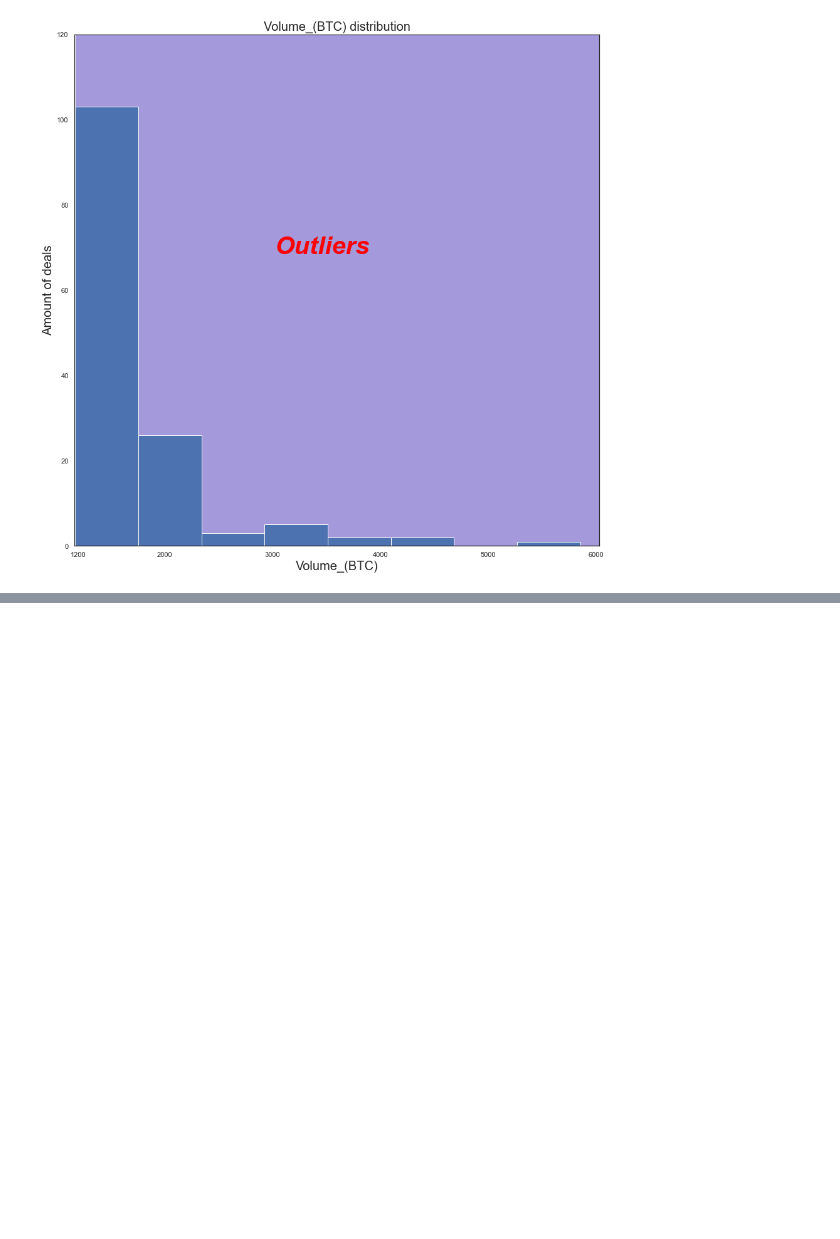
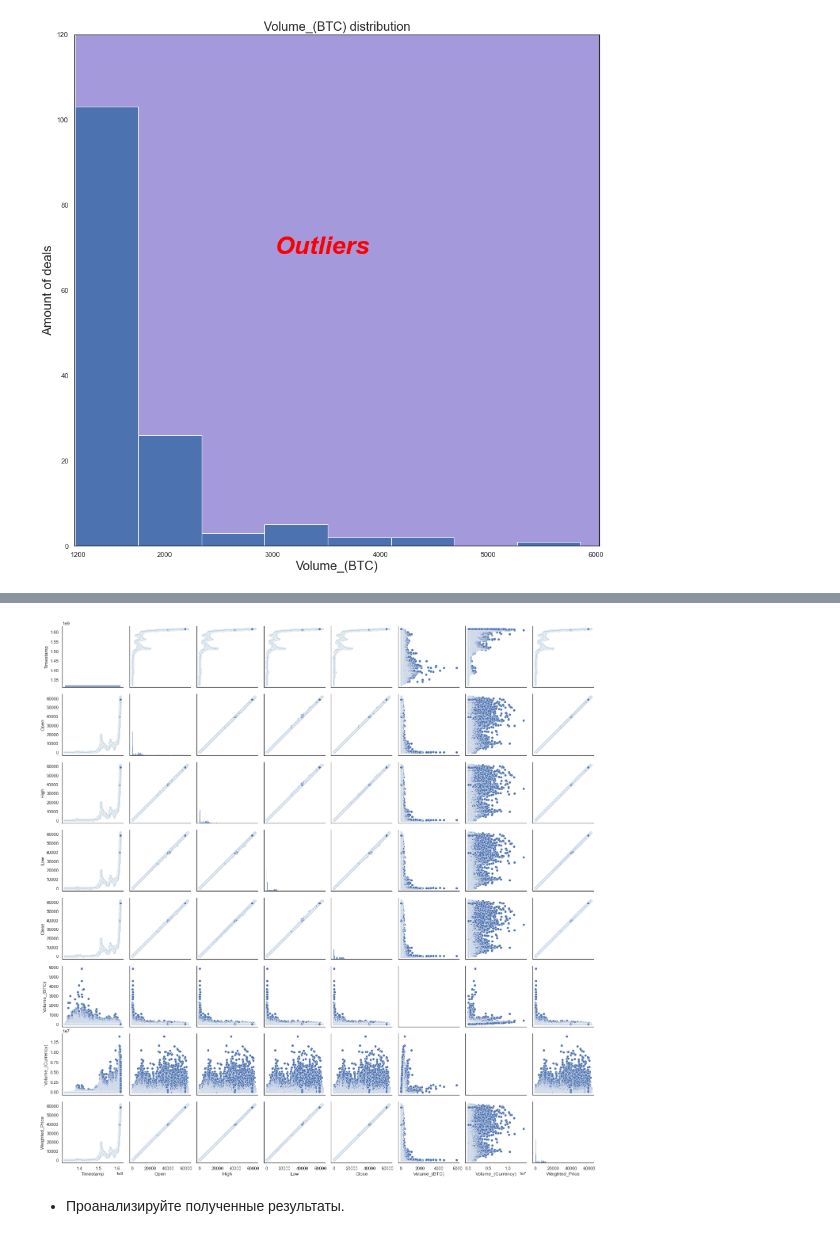
Before and after one commit to Xofrio/MachineLearning, a Jupyter notebook: Lab1/Lab1, 9893, Белов А. А..ipynb, the cells around one changed output, grey strips where cells are left out. Cells and saved outputs as stored; diff of their text form; code cells hidden in the pictures; blank space fills up the shorter version.

Commit message:
feat: add scatter matrix

```diff
--- a/Lab1/Lab1, 9893, Белов А. А..ipynb
+++ b/Lab1/Lab1, 9893, Белов А. А..ipynb
@@ -896,0 +905,6 @@ df.corr()
+# %%
+sns.pairplot(df);
+# %% [output]
+[figure, added]
+# %% [markdown]
+- Проанализируйте полученные результаты.
```
Also changed, not shown: parts of 19 cells of this notebook.
